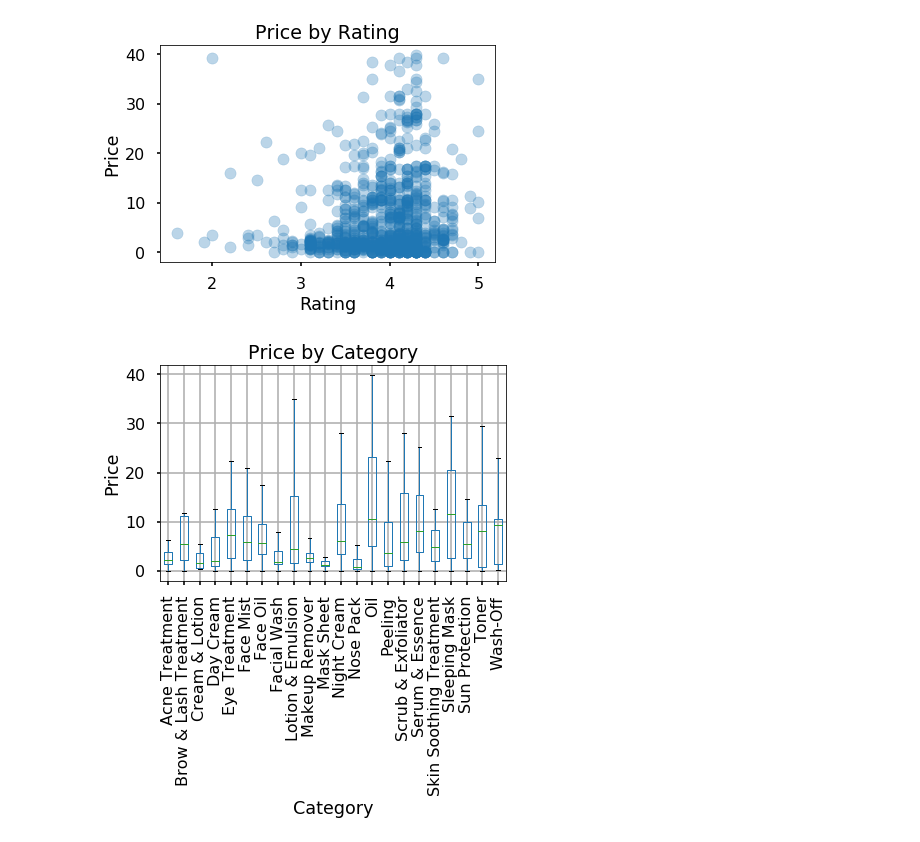
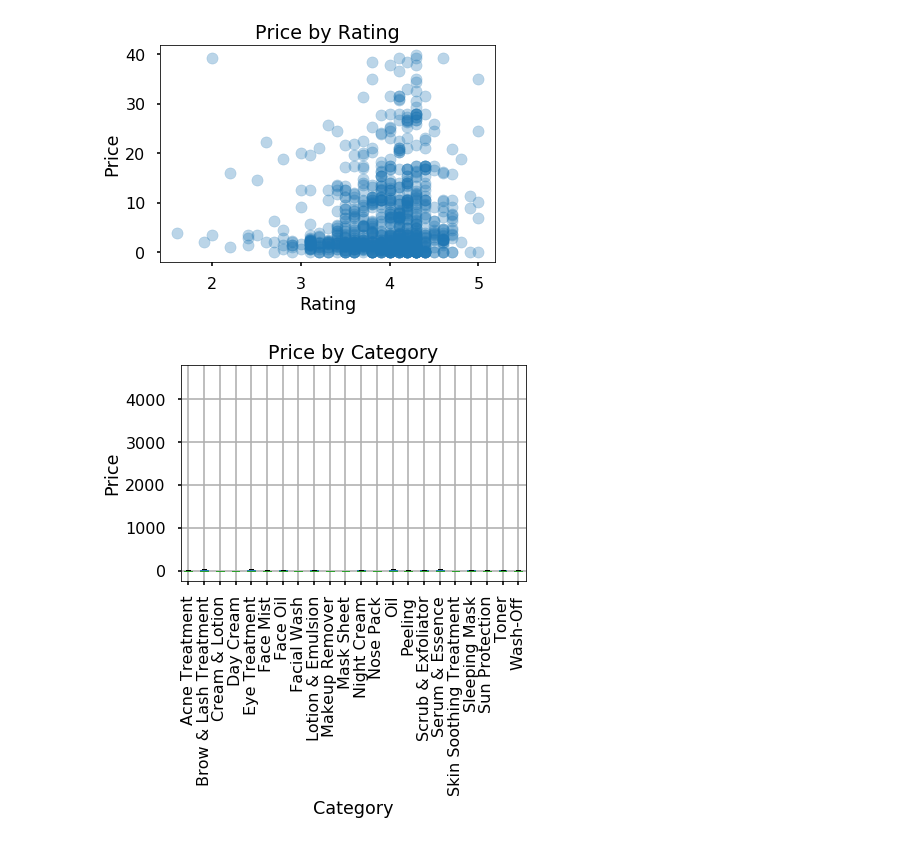
Before and after one commit to elitagao/info2950, a Jupyter notebook: INFO2950 Project.ipynb, the cells around one changed output. Cells and saved outputs as stored; diff of their text form; code cells hidden in the pictures.

```diff
--- a/INFO2950 Project.ipynb
+++ b/INFO2950 Project.ipynb
@@ -11,42 +11,42 @@ import seaborn as sns
 plt.rcParams['figure.figsize'] = (12.0, 8.0)
 plt.style.use('seaborn-poster')
 # %%
-skincare_data = pd.read_csv("00. InfoProduct.csv")
+raw1 = pd.read_csv("00. InfoProduct.csv")
 #skincare_data = skincare_data['Reviewer'].drop()
 
-skincare_data=skincare_data.drop(['Reviewer'], axis=1)
+raw1=raw1.drop(['Reviewer'], axis=1)
 
 #lowercase column titles
-new_colnames = [i.lower() for i in skincare_data.columns]
-skincare_data=skincare_data.copy()
-skincare_data.columns=new_colnames
+new_colnames = [i.lower() for i in raw1.columns]
+raw1=raw1.copy()
+raw1.columns=new_colnames
 
 #Price: Rp --> USD
-skincare_data['price'] = skincare_data['price'].str.replace('Rp.', '')
-skincare_data['price'] = skincare_data['price'].str.replace('.','')
-skincare_data['price'] = skincare_data['price'].astype(float)
-skincare_data["price"] = 0.00007 * skincare_data["price"]
+raw1['price'] = raw1['price'].str.replace('Rp.', '')
+raw1['price'] = raw1['price'].str.replace('.','')
+raw1['price'] = raw1['price'].astype(float)
+raw1["price"] = 0.00007 * raw1["price"]
 
 
 #categorize columns by Category
 #categorize by Merk
 #rename merk --> brand
-skincare_data = skincare_data.rename(columns = {"merk" : "brand"})
-skincare_data = skincare_data.rename(columns = {"overallrating" : "rating"})
-skincare_data.head()
+raw1 = raw1.rename(columns = {"merk" : "brand"})
+raw1 = raw1.rename(columns = {"overallrating" : "rating"})
+raw1.head()
 #groupby brands
-brands_group=skincare_data.groupby('brand')['rating'].mean()
+brands_group=raw1.groupby('brand')['rating'].mean()
 #average ratings per Category/Merk
     #boxplots
 
 #plot=skincare_data.boxplot('rating', by='brand')
-plt.scatter(x=skincare_data['rating'],y=skincare_data["price"], alpha=0.3)
+plt.scatter(x=raw1['rating'],y=raw1["price"], alpha=0.3)
 plt.xlabel('Rating')
 plt.ylabel('Price')
 plt.title('Rating by Price')
 plt.show()
 
-skincare_data.head()
+raw1.head()
 # %% [output]
 [figure]
 |  | category | brand | product | price | rating |
@@ -65,13 +65,13 @@ plt.show()
 # %% [output]
 [figure]
 # %%
-plot=skincare_subset.boxplot('price', by='category', rot=90)
-skincare_data['category'].unique()
+plot=raw1.boxplot('price', by='category', rot=90)
+raw1['category'].unique()
 plt.xlabel('Category')
 plt.ylabel('Price')
 plt.title('Price by Category')
 plt.suptitle('')
 plt.show()
 # %% [output]
-[figure, old version]
+[figure, new version]
 # %%
```
Also changed, not shown: parts of 14 cells of this notebook.
